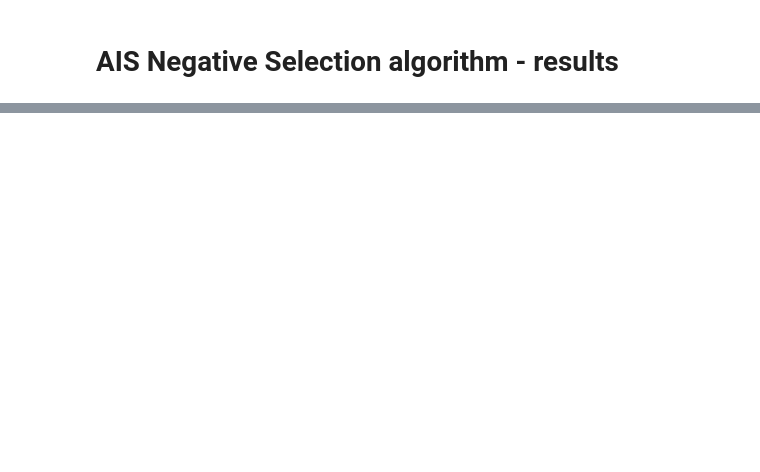
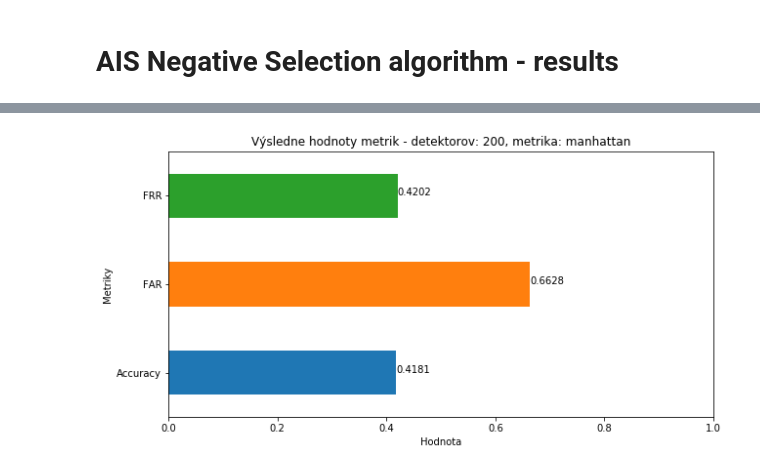
Before and after one commit to Riso8500/pripoc_project, a Jupyter notebook: pripoc_ais_behavioral_biometric.ipynb, the cells around one changed output, grey strips where cells are left out. Cells and saved outputs as stored; diff of their text form; code cells hidden in the pictures; blank space fills up the shorter version.

Commit message:
add plots

```diff
--- a/pripoc_ais_behavioral_biometric.ipynb
+++ b/pripoc_ais_behavioral_biometric.ipynb
@@ -25,5 +25,6 @@ from sklearn.model_selection import train_test_split
 # %%
 data_path = './data/'
+plot_path = './plots/'
 extracted_features = 'extracted_features.csv'
 # %% [markdown]
 # Features analysis and preprocessing
@@ -311,10 +320,8 @@ frr_knn                0.439800
 # %%
-# function which get min max boundary values for echa feature in input vector
-def get_boudaries(boundaries_df = None):
+# function which return boundary as <min:0.0, max:1.0> for each column of feature vector
+def get_uniform_boudaries(boundaries_df = None):
     if (boundaries_df is None):
         return -1
-
-#     boundaries = boundaries_df.describe().loc[['min', 'max']]
 
     values_array = [[0.0 for i in range(boundaries_df.shape[1])], [1.0 for i in range(boundaries_df.shape[1])]]
     boundaries = pd.DataFrame(values_array, index = ['min', 'max'], columns = boundaries_df.columns)
@@ -705,0 +763,32 @@ dtype: float64
+# %%
+# data to use to plot results
+mean_results = results_by_users.copy() # .drop(['user_id'], axis=1)
+mean_results = mean_results.rename(columns={'accuracy_score_ns': 'Accuracy', 'far_ns': 'FAR', 'frr_ns': 'FRR'})
+mean_results = mean_results.drop(['user_id'], axis=1).mean()
+
+ax = mean_results.plot(
+    kind = 'barh',
+    legend = False,
+    title = "Výsledne hodnoty metrik - detektorov: " + str(detectors_max_count) + ", metrika: " + distance_metric,
+    xlim = (0, 1),
+    figsize=(10, 5)
+)
+ax.set_xlabel('Hodnota')
+ax.set_ylabel('Metriky')
+for index, value in enumerate(mean_results):
+    ax.text(value, index, str(round(value, 4)))
+
+# save plot to file
+plt.savefig(
+    plot_path +
+    'results' + '_' +
+    str(distance) + '_' +
+    str(detectors_distance) + '_' +
+    str(predicting_threshold) + '_' +
+    str(learning_threshold) + '_' +
+    str(int(detectors_max_count)) + '_' +
+    metric  +
+    '.png'
+    )
+# %% [output]
+[figure, added]
```
Also changed, not shown: parts of 15 cells of this notebook.
